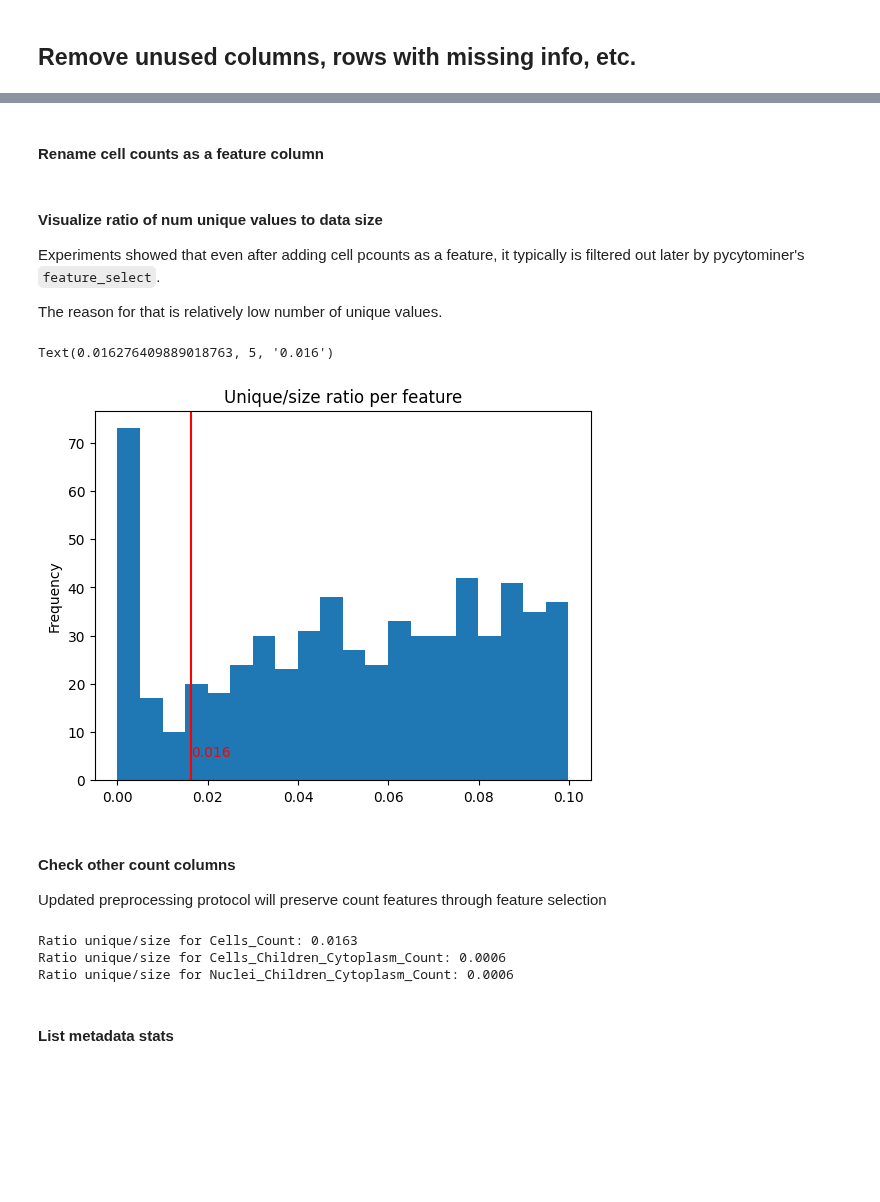
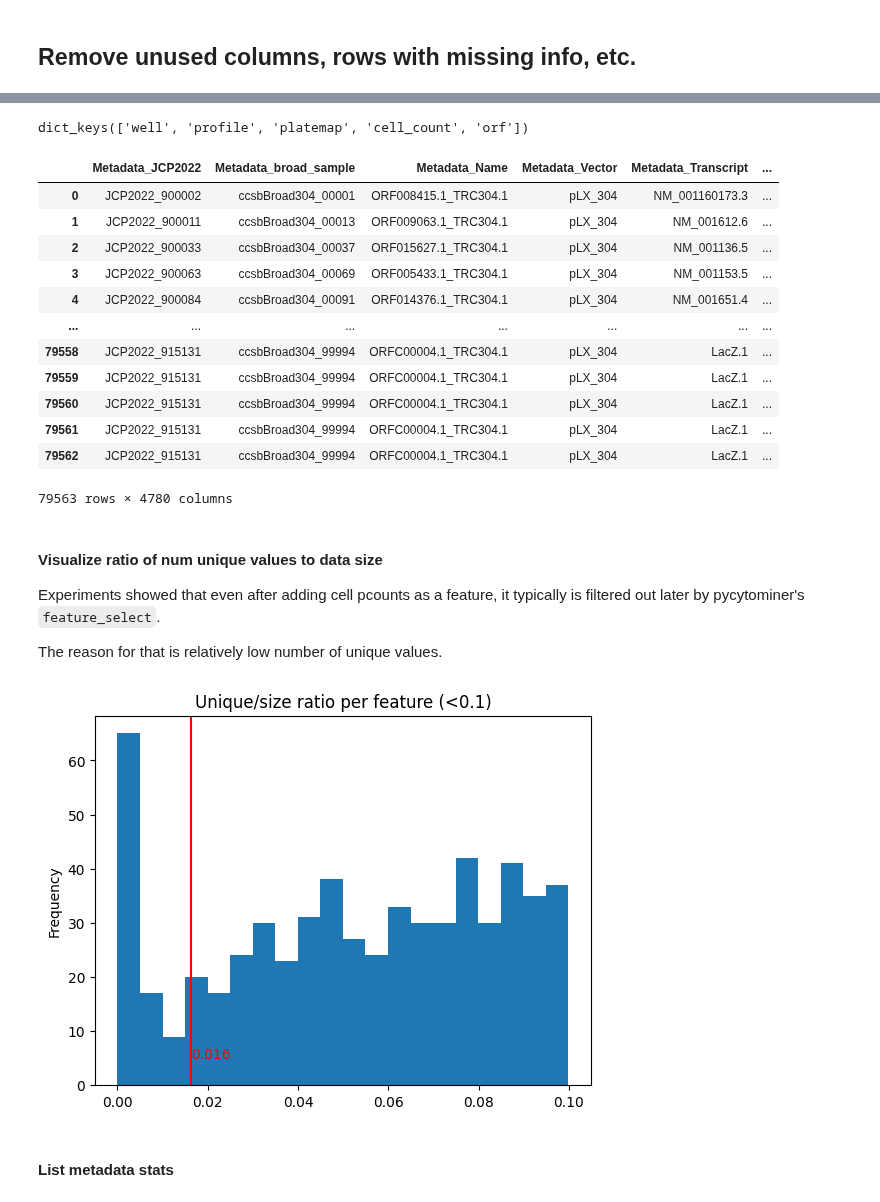
Before and after one commit to broadinstitute/position-effect-correction, a Jupyter notebook: 1.load/2_merge_metadata.ipynb, the cells around one changed output, grey strips where cells are left out. Saved outputs shown, nothing was run; the diff lists cells and outputs as text; code cells hidden in the pictures; blank space fills up the shorter version.

Commit message:
WIP add configs, group scripts separately

```diff
--- a/1.load/2_merge_metadata.ipynb
+++ b/1.load/2_merge_metadata.ipynb
@@ -186,2 +14,0 @@ profiles
-# %% [markdown]
-#### Rename cell counts as a feature column
@@ -190,33 +15,35 @@ profiles.rename(columns={"Metadata_Count_Cells": "Cells_Count"}, inplace=True)
+# %%
+metadata_configs = load_config("../configs/metadata")
+metadata_configs.keys()
+# %% [output]
+dict_keys(['well', 'profile', 'platemap', 'cell_count', 'orf'])
+# %%
+ann_df = merge_metadata(metadata_configs)
+ann_df
+# %% [output]
+|  | Metadata_JCP2022 | Metadata_broad_sample | Metadata_Name | Metadata_Vector | Metadata_Transcript | ... |
+| 0 | JCP2022_900002 | ccsbBroad304_00001 | ORF008415.1_TRC304.1 | pLX_304 | NM_001160173.3 | ... |
+| 1 | JCP2022_900011 | ccsbBroad304_00013 | ORF009063.1_TRC304.1 | pLX_304 | NM_001612.6 | ... |
+| 2 | JCP2022_900033 | ccsbBroad304_00037 | ORF015627.1_TRC304.1 | pLX_304 | NM_001136.5 | ... |
+| 3 | JCP2022_900063 | ccsbBroad304_00069 | ORF005433.1_TRC304.1 | pLX_304 | NM_001153.5 | ... |
+| 4 | JCP2022_900084 | ccsbBroad304_00091 | ORF014376.1_TRC304.1 | pLX_304 | NM_001651.4 | ... |
+| ... | ... | ... | ... | ... | ... | ... |
+| 79558 | JCP2022_915131 | ccsbBroad304_99994 | ORFC00004.1_TRC304.1 | pLX_304 | LacZ.1 | ... |
+| 79559 | JCP2022_915131 | ccsbBroad304_99994 | ORFC00004.1_TRC304.1 | pLX_304 | LacZ.1 | ... |
+| 79560 | JCP2022_915131 | ccsbBroad304_99994 | ORFC00004.1_TRC304.1 | pLX_304 | LacZ.1 | ... |
+| 79561 | JCP2022_915131 | ccsbBroad304_99994 | ORFC00004.1_TRC304.1 | pLX_304 | LacZ.1 | ... |
+| 79562 | JCP2022_915131 | ccsbBroad304_99994 | ORFC00004.1_TRC304.1 | pLX_304 | LacZ.1 | ... |
+79563 rows × 4780 columns
 # %% [markdown]
 #### Visualize ratio of num unique values to data size
 
 Experiments showed that even after adding cell pcounts as a feature, it typically is filtered out later by pycytominer's `feature_select`.
 
 The reason for that is relatively low number of unique values.
-# %%
-unique_ratio = profiles.nunique() / profiles.shape[0]
-unique_ratio[unique_ratio < 0.1].plot(
-    kind="hist", bins=20, title="Unique/size ratio per feature"
-)
-plt.axvline(x=unique_ratio["Cells_Count"], color="red")
-plt.text(
-    unique_ratio["Cells_Count"], 5, f"{unique_ratio['Cells_Count']:.3f}", color="red"
-)
-# %% [output]
-Text(0.016276409889018763, 5, '0.016')
-[figure, removed]
-# %% [markdown]
-#### Check other count columns
-
-Updated preprocessing protocol will preserve count features through feature selection
-# %%
-count_cols = profiles.columns[profiles.columns.str.contains("count", case=False)]
-for count_col in count_cols:
-    print(f"Ratio unique/size for {count_col}: {unique_ratio[count_col]:.4f}")
-# %% [output]
-Ratio unique/size for Cells_Count: 0.0163
-Ratio unique/size for Cells_Children_Cytoplasm_Count: 0.0006
-Ratio unique/size for Nuclei_Children_Cytoplasm_Count: 0.0006
+# %%
+plot_unique_value_hist(ann_df, unique_ratio_cutoff = 0.1, features="Cells_Count")
+# %% [output]
+[figure, added]
 # %% [markdown]
 #### List metadata stats
 # %%
```
Also changed, not shown: parts of 31 cells of this notebook, 21 other files.
